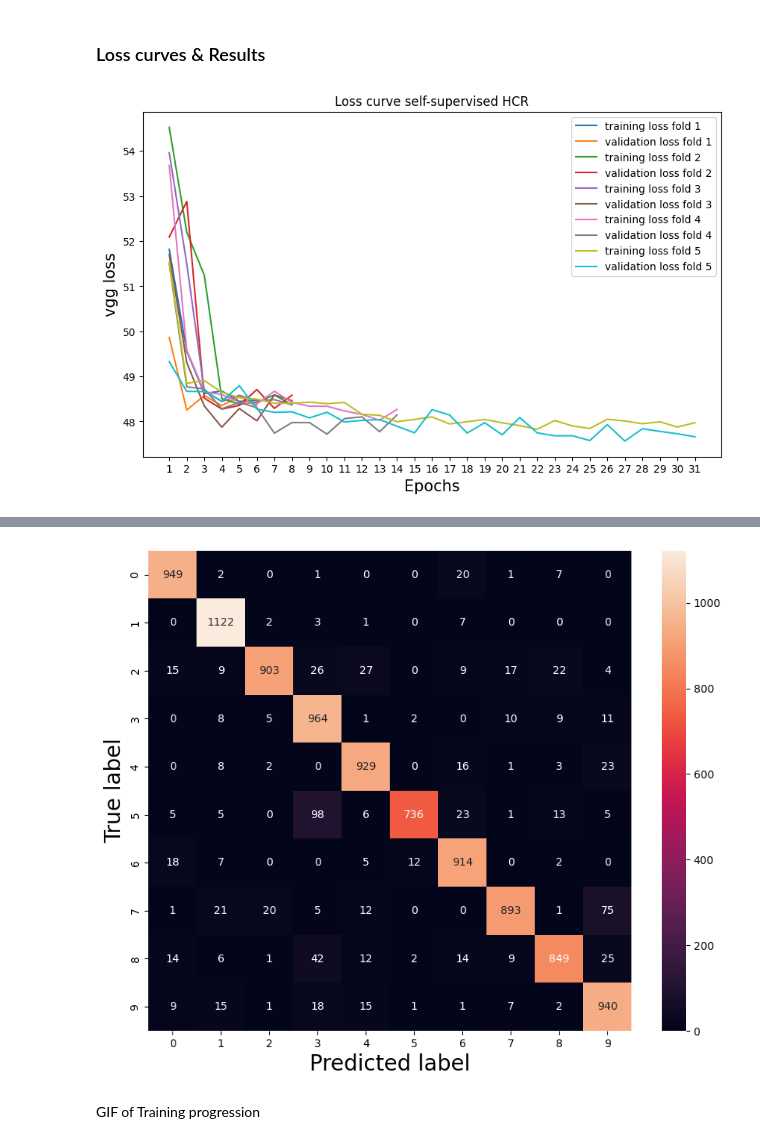
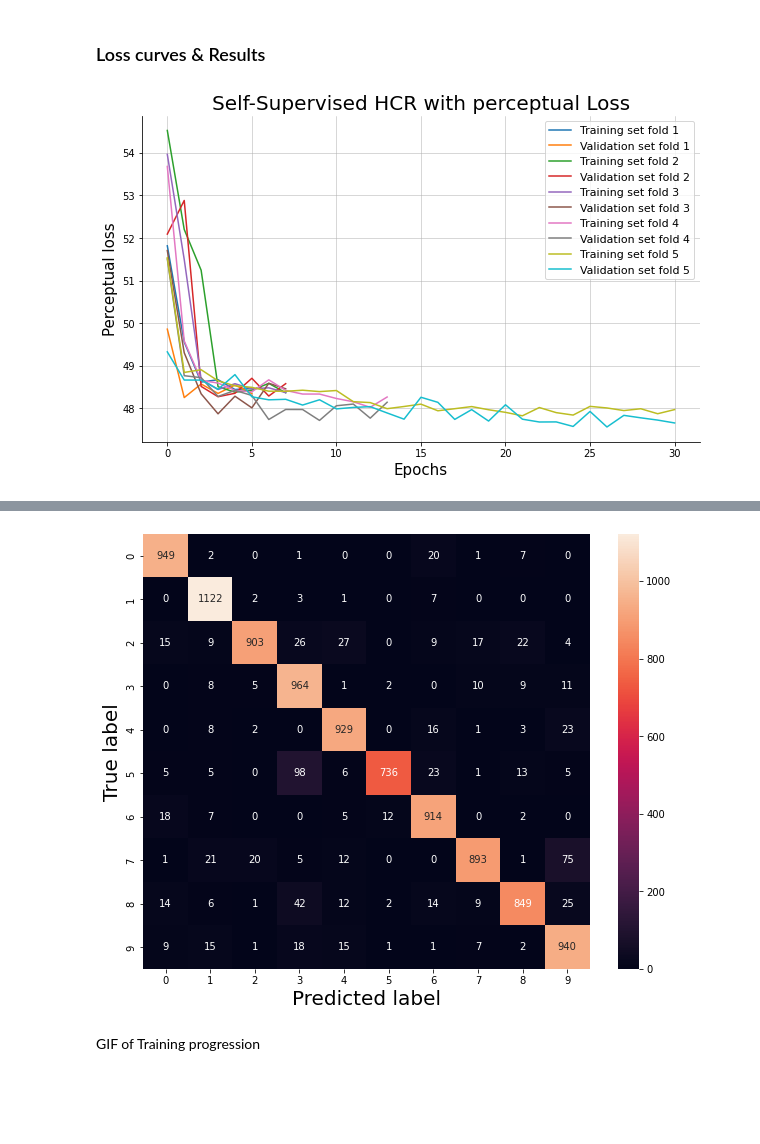
Before and after one commit to Lisa-dk/self-supervised-mnist, a Jupyter notebook: HTR_mwe.ipynb, the cells around one changed output, grey strips where cells are left out. Saved outputs shown, nothing was run; the diff lists cells and outputs as text; code cells hidden in the pictures; blank space fills up the shorter version.

```diff
--- a/HTR_mwe.ipynb
+++ b/HTR_mwe.ipynb
@@ -547,0 +652,19 @@ TODO:
+# %%
+total_dataset = tf.data.Dataset.from_tensor_slices((x_train, y_train))
+total_dataset = total_dataset.shuffle(buffer_size=1024).batch(1024)
+
+layer = 6 # Layer index of (n+1)-th convolution in the VGG-16 network
+print("Network layer:", layer)
+vgg_model = get_vgg_model(layer)
+
+# Extracting the VGG-16 feature maps
+vgg_features = []
+label_batches = []
+
+for batch in total_dataset:
+	images, labels = batch
+	images_in = tf.concat([images] * 3, axis=-1)
+	feats = vgg_model(images_in)
+	feats = tf.reshape(feats, [tf.shape(feats)[0], -1]).numpy()
+	vgg_features += feats.tolist()
+	label_batches += labels.numpy().tolist()
@@ -671,7 +823,7 @@ with open(res_csv, 'w') as res_f:
 # %% [markdown]
 ### Loss curves & Results
 # %%
-loss_name = 'vgg'
+loss_name = 'vgg' # choose one of: mse, bce, vgg
 
 if loss_name == 'vgg':
     layer = 10
@@ -688,50 +840,59 @@ fig = plt.figure(figsize=(10, 6))
 max_epochs = max([len(train_losses[i]) for i in range(len(train_losses))])
 
 for i in range(len(train_losses)):
-	plt.plot(np.arange(len(train_losses[i])), train_losses[i], label=f"training loss fold {i + 1}")
-	plt.plot(val_losses[i], label=f"validation loss fold {i + 1}")
+	plt.plot(np.arange(len(train_losses[i])), train_losses[i], label=f"Training set fold {i + 1}")
+	plt.plot(val_losses[i], label=f"Validation set fold {i + 1}")
 
-plt.legend()
-plt.xticks(np.arange(0, max_epochs), labels = np.arange(1, max_epochs + 1))
+plt.legend(fontsize=11)
+if loss_name == "mse":
+	plt.xticks(np.arange(0, max_epochs, 5), labels = np.arange(0, max_epochs + 1, 5))
 plt.xlabel("Epochs", fontsize=15)
-plt.title("Loss curve self-supervised HCR")
-plt.ylabel(f"{loss_name} loss", fontsize=15)
+if loss_name == "vgg":
+	plt.title(f"Self-Supervised HCR with perceptual Loss", fontsize=20)
+	plt.ylabel(f"Perceptual loss", fontsize=15)
+else:
+	plt.title(f"Self-Supervised HCR with {loss_name.upper()} Loss", fontsize=20)
+	plt.ylabel(f"{loss_name.upper()} loss", fontsize=15)
+plt.grid(linewidth=0.5)
+ax = plt.gca()  # Get current axis
+ax.spines['top'].set_visible(False)
+ax.spines['right'].set_visible(False)
 
 if aug:
-	plt.savefig(f"./results/self_hcr_{loss_name}_loss_aug.png", dpi=300)
+	plt.savefig(f"./results/self_hcr_{loss_name}_loss_aug.png", dpi=300, bbox_inches='tight')
 else:
-	plt.savefig(f"./results/self_hcr_{loss_name}_loss.png", dpi=300)
+	plt.savefig(f"./results/self_hcr_{loss_name}_loss.png", dpi=300, bbox_inches='tight')
 
 plt.show()
 
 # Compute test results
 models = [tf.keras.models.load_model(res_dir + f'/mnist_super_hcr_f{fold}.keras') for fold in range(len(folds))]
 preds = [model.predict(x_test) for model in models]
 
 y_pred = np.mean([preds[i] for i in range(len(preds))], axis=0)
 print(y_pred.shape)
 
 y_pred = np.argmax(y_pred, axis = 1)
 y_true = np.argmax(y_test, axis = 1)
 
 accuracy = accuracy_score(y_true, y_pred)
 conf_mat = confusion_matrix(y_true, y_pred)
 
 print("Test accuracy:", accuracy)
 
 fig = plt.figure(figsize=(10, 8))
 sns.heatmap(conf_mat, annot=True, fmt='g')
 plt.ylabel("True label", fontsize=20)
 plt.xlabel("Predicted label", fontsize=20)
 
 if aug:
-	plt.savefig(f"./results/self_hcr_{loss_name}_confmat_aug.png", dpi=300)
+	plt.savefig(f"./results/self_hcr_{loss_name}_confmat_aug.png", dpi=300, bbox_inches='tight')
 else:
-	plt.savefig(f"./results/self_hcr_{loss_name}_confmat.png", dpi=300)
+	plt.savefig(f"./results/self_hcr_{loss_name}_confmat.png", dpi=300, bbox_inches='tight')
 
 plt.show()
 # %% [output]
-[figure, old version]
+[figure, new version]
 WARNING:tensorflow:No training configuration found in the save file, so the model was *not* compiled. Compile it manually.
 WARNING:tensorflow:No training configuration found in the save file, so the model was *not* compiled. Compile it manually.
 WARNING:tensorflow:No training configuration found in the save file, so the model was *not* compiled. Compile it manually.
@@ -745,6 +906,6 @@ WARNING:tensorflow:No training configuration found in the save file, so the mode
 (10000, 10)
 Test accuracy: 0.9199
-[figure, old version]
+[figure, new version]
 # %% [markdown]
 GIF of Training progression
 # %%
```
Also changed, not shown: parts of 12 cells of this notebook.
